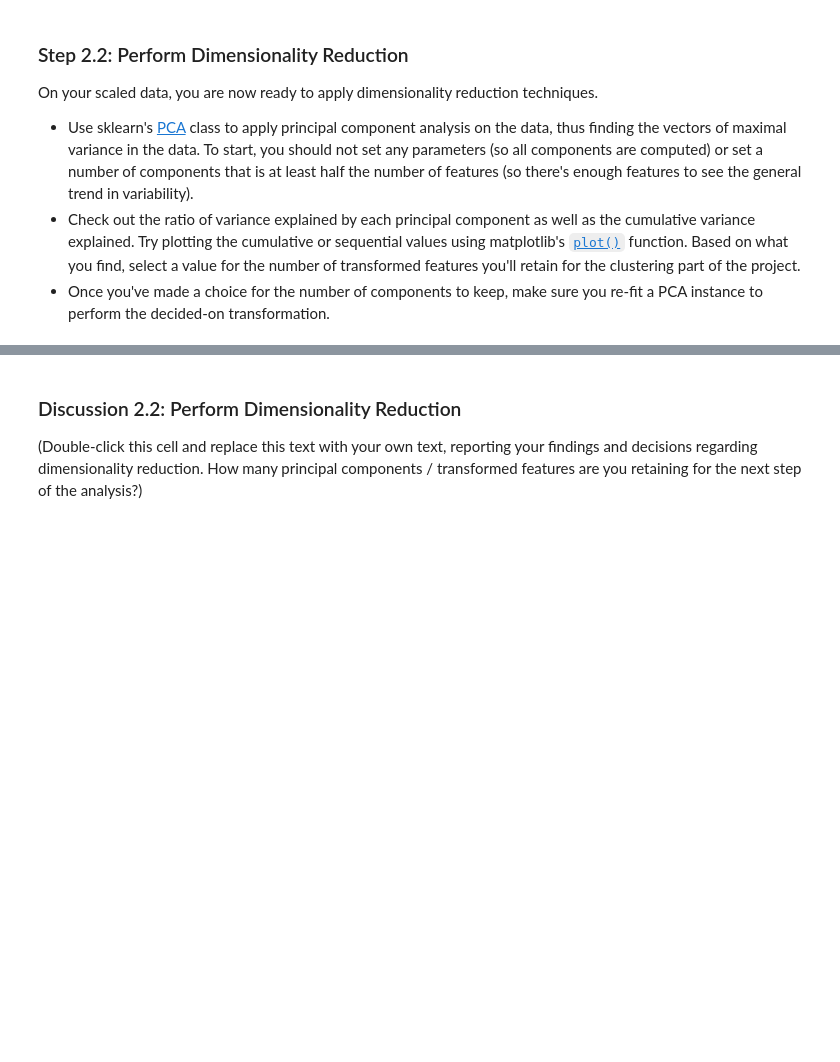
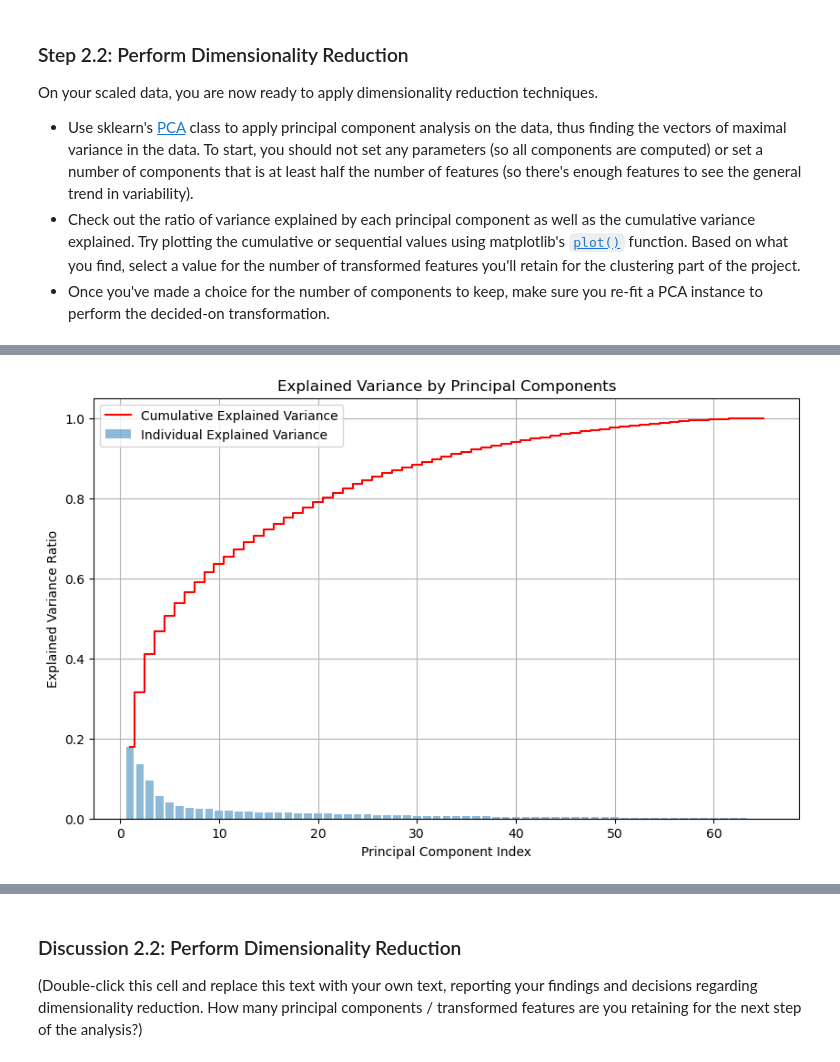
Before and after one commit to tfrum/frum-portfolio, a Jupyter notebook: assignments/ml-projects-udacity/unsupervised/Identify_Customer_Segments.ipynb, the cells around one changed output, grey strips where cells are left out. Saved outputs shown, nothing was run; the diff lists cells and outputs as text; code cells hidden in the pictures; blank space fills up the shorter version.

```diff
--- a/assignments/ml-projects-udacity/unsupervised/Identify_Customer_Segments.ipynb
+++ b/assignments/ml-projects-udacity/unsupervised/Identify_Customer_Segments.ipynb
@@ -672,10 +673,10 @@ Series([], dtype: int64)
 # %%
 # Apply feature scaling to the general population demographics data.
 scaler = StandardScaler()  # Initialize the scaler
-data_scaled = pd.DataFrame(scaler.fit_transform(general_population_data), columns=general_population_data.columns)
+gen_pop_data_scaled = pd.DataFrame(scaler.fit_transform(general_population_data), columns=general_population_data.columns)
 
 # We would print that but, whoo, nope.
-# print(data_scaled.describe())
+# print(gen_pop_data_scaled.describe())
 # %% [markdown]
 ### Discussion 2.1: Apply Feature Scaling
 
@@ -694,0 +692,10 @@ On your scaled data, you are now ready to apply dimensionality reduction techniq
+# %%
+# Apply PCA to the data.
+pca = PCA()
+pca.fit(gen_pop_data_scaled)
+
+# I was only getting a blue box as output, so here's it manually:
+
+print("Explained Variance Ratio:", pca.explained_variance_ratio_)
+print("Cumulative Variance:", pca.explained_variance_ratio_.cumsum())
+print("Number of Components:", len(pca.components_))
@@ -694,0 +720,22 @@ On your scaled data, you are now ready to apply dimensionality reduction techniq
+# %%
+# Investigate the variance accounted for by each principal component.
+# Explained variance ratio for each component
+explained_variance_ratio = pca.explained_variance_ratio_
+
+# Cumulative explained variance
+cumulative_variance = explained_variance_ratio.cumsum()
+
+# plot that demonstrates explained variance per item and cumulative explained variance
+plt.figure(figsize=(10, 6))
+plt.bar(range(1, len(explained_variance_ratio) + 1), explained_variance_ratio, alpha=0.5, align='center',
+        label='Individual Explained Variance')
+plt.step(range(1, len(cumulative_variance) + 1), cumulative_variance, where='mid',
+         label='Cumulative Explained Variance', color='red')
+plt.xlabel('Principal Component Index')
+plt.ylabel('Explained Variance Ratio')
+plt.title('Explained Variance by Principal Components')
+plt.legend(loc='best')
+plt.grid(True)
+plt.show()
+# %% [output]
+[figure, added]
```
Also changed, not shown: parts of 5 cells of this notebook, 2 other files.
